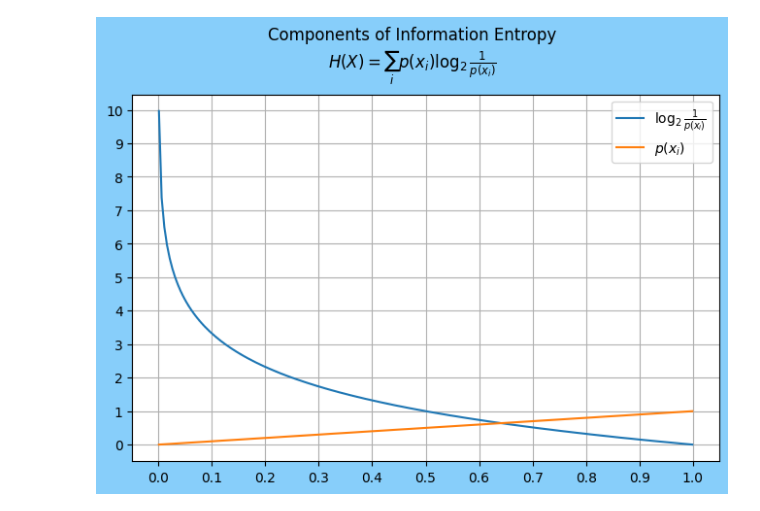
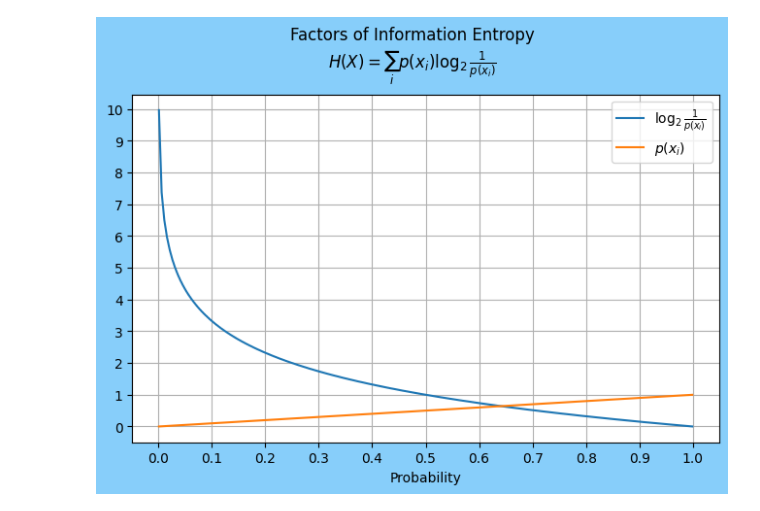
Before and after one commit to awaldis/ai-notes, a Jupyter notebook: plot_entropy.ipynb, the cells around one changed output. Saved outputs shown, nothing was run; the diff lists cells and outputs as text; code cells hidden in the pictures.

```diff
--- a/plot_entropy.ipynb
+++ b/plot_entropy.ipynb
@@ -6,16 +6,17 @@ import numpy as np
 # %%
 x = np.linspace(0.001, 0.999, 200)
 log = np.log2(1/x)
 
 fig, ax = plt.subplots(facecolor='lightskyblue',layout="constrained")
-fig.suptitle('Components of Information Entropy\n' + \
+fig.suptitle('Factors of Information Entropy\n' + \
              r'$H(X) = \sum_{i} p(x_i) \log_2\frac{1}{p(x_i)}$')
 ax.set_yticks(np.linspace(0, 10, 11))
 ax.set_xticks(np.linspace(0, 1, 11))
 ax.plot(x, log, label=r'$\log_2\frac{1}{p(x_i)}$')
 ax.plot(x, x, label='$p(x_i)$')
 plt.grid(True)
 ax.legend()
+plt.xlabel('Probability')
 plt.show()
 # %% [output]
-[figure, old version]
+[figure, new version]
```
Also changed, not shown: parts of 4 cells of this notebook.
